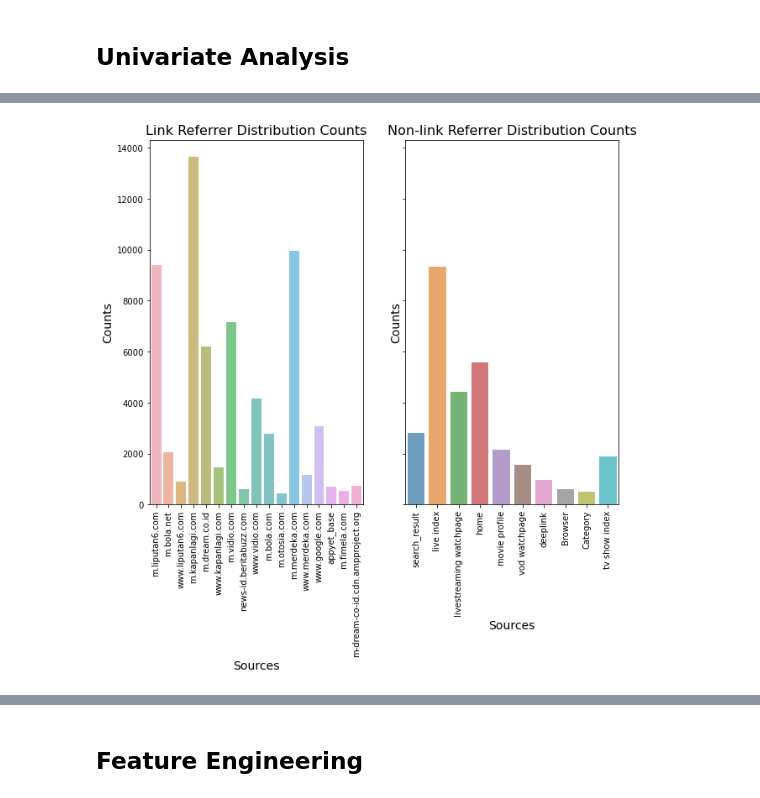
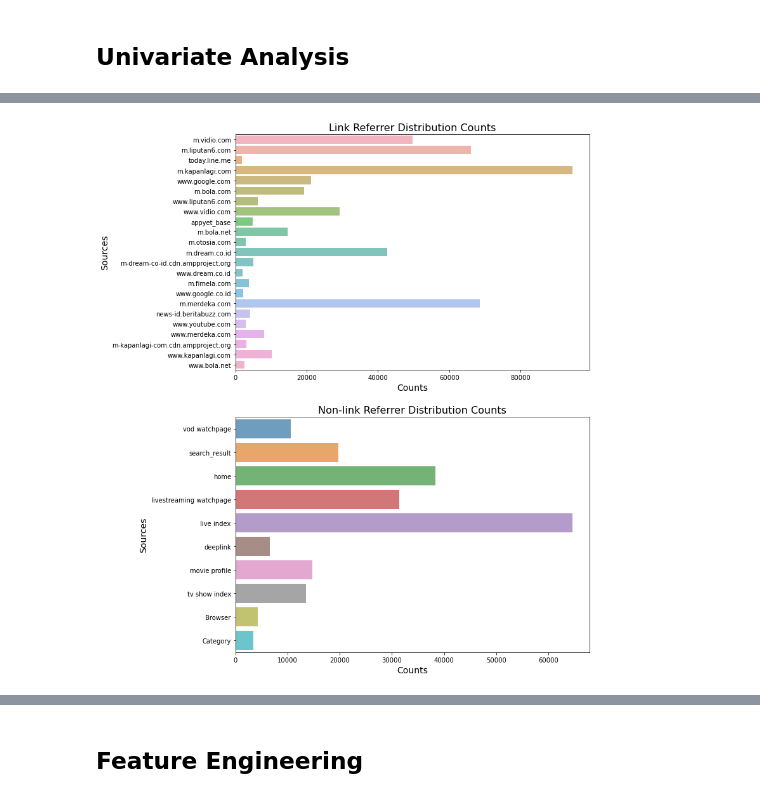
Before and after one commit to archeltaneka/vidio-dataset-eda, a Jupyter notebook: exploratory_notebook.ipynb, the cells around one changed output, grey strips where cells are left out. Drawn from its saved outputs; the diff is of its cells as text; code cells hidden in the pictures.

Commit message:
feat: added more bivariate analysis, answered q5, several bug fixes on some plots

```diff
--- a/exploratory_notebook.ipynb
+++ b/exploratory_notebook.ipynb
@@ -9,5 +9,5 @@ import matplotlib.pyplot as plt
 %matplotlib inline
 # %%
 # read csv file
-df = pd.read_csv('./data/plays_1.csv', error_bad_lines=False) # skip those problematic lines with error_bad_lines=False
+df = pd.read_csv('./data/plays_10.csv', error_bad_lines=False) # skip those problematic lines with error_bad_lines=False
 # %% [output]
@@ -207,40 +229,40 @@ for r in df['referrer']:
 # %%
 # plot referrer
 link_mean = 0
 for k, v in link_referrer.items():
     link_mean += v
 link_mean = link_mean / len(link_referrer)
 
 df_link_referrer = pd.DataFrame.from_dict(link_referrer, columns=['Counts'], orient='index')
 df_link_referrer = df_link_referrer.reset_index()
 df_link_referrer = df_link_referrer[df_link_referrer['Counts'] > link_mean]
 
 non_link_mean = 0
 for k, v in non_link_referrer.items():
     non_link_mean += v
 non_link_mean = non_link_mean / len(non_link_referrer)
 
 df_non_link_referrer = pd.DataFrame.from_dict(non_link_referrer, columns=['Counts'], orient='index')
 df_non_link_referrer = df_non_link_referrer.reset_index()
 df_non_link_referrer = df_non_link_referrer[df_non_link_referrer['Counts'] > non_link_mean]
 
-fig, ax = plt.subplots(1, 2, sharey=True, figsize=(10,8))
+fig, ax = plt.subplots(2, 1, figsize=(10,15))
 
-sns.barplot(data=df_link_referrer, x='index', y='Counts', alpha=.7, ax=ax[0])
+sns.barplot(data=df_link_referrer, x='Counts', y='index', alpha=.7, ax=ax[0])
 ax[0].set_title('Link Referrer Distribution Counts', fontsize=16)
-ax[0].set_xticklabels(labels=df_link_referrer[df_link_referrer['Counts']>link_mean]['index'], rotation=90)
-ax[0].set_xlabel('Sources', fontsize=14)
-ax[0].set_ylabel('Counts', fontsize=14)
+ax[0].set_yticklabels(labels=df_link_referrer[df_link_referrer['Counts']>link_mean]['index'])
+ax[0].set_ylabel('Sources', fontsize=14)
+ax[0].set_xlabel('Counts', fontsize=14)
 
-sns.barplot(data=df_non_link_referrer, x='index', y='Counts', alpha=.7, ax=ax[1])
+sns.barplot(data=df_non_link_referrer, x='Counts', y='index', alpha=.7, ax=ax[1])
 ax[1].set_title('Non-link Referrer Distribution Counts', fontsize=16)
-ax[1].set_xticklabels(labels=df_non_link_referrer[df_non_link_referrer['Counts']>non_link_mean]['index'], rotation=90)
-ax[1].set_xlabel('Sources', fontsize=14)
-ax[1].set_ylabel('Counts', fontsize=14)
+ax[1].set_yticklabels(labels=df_non_link_referrer[df_non_link_referrer['Counts']>non_link_mean]['index'])
+ax[1].set_ylabel('Sources', fontsize=14)
+ax[1].set_xlabel('Counts', fontsize=14)
 
 plt.show()
 # %% [output]
-[figure, old version]
+[figure, new version]
 # %%
 # bitrate range
 BITRANGE = df['bitrate_range'].unique()
```
Also changed, not shown: parts of 50 cells of this notebook.
